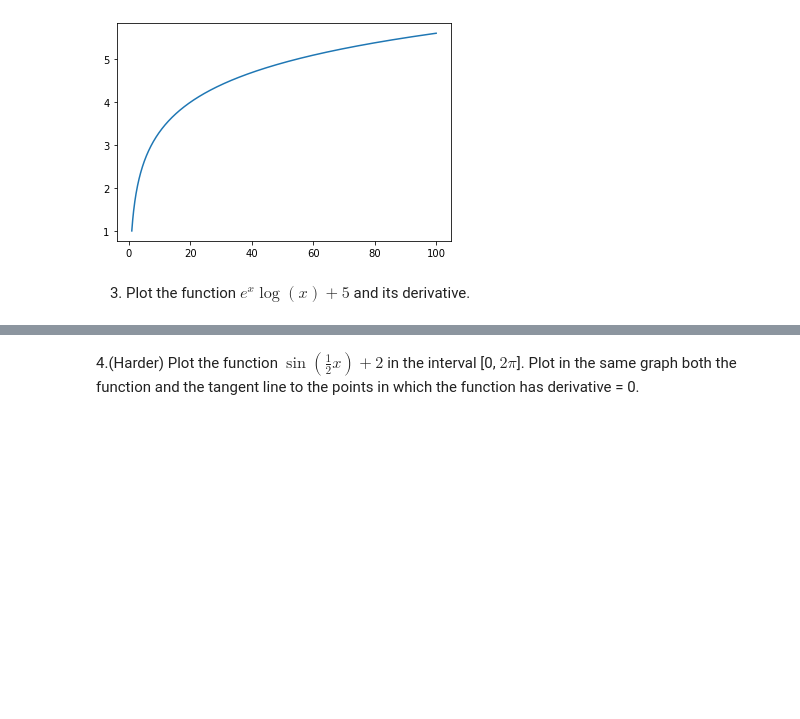
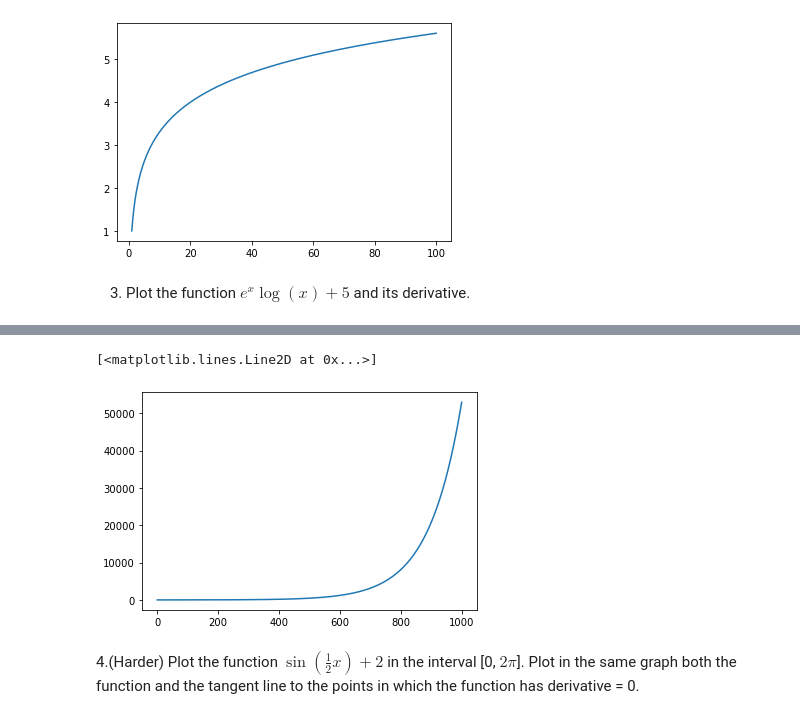
Before and after one commit to BusayoAfolabi12/AI-JAN-2022-EXERCISES, a Jupyter notebook: 12. Calculus/Drawing Functions in Python.ipynb, the cells around one changed output, grey strips where cells are left out. Drawn from its saved outputs; the diff is of its cells as text; code cells hidden in the pictures; blank space fills up the shorter version.

```diff
--- a/12. Calculus/Drawing Functions in Python.ipynb
+++ b/12. Calculus/Drawing Functions in Python.ipynb
@@ -294,2 +302,8 @@ plt.plot(x, x_log_derivative)
+# %%
+e_exp_x_derivative = derivative(log, x, dx=1e-6)
+plt.plot(e_exp_x_derivative)
+# %% [output]
+[<matplotlib.lines.Line2D at 0x...>]
+[figure, added]
 # %% [markdown]
 4.(Harder) Plot the function $\sin(\frac{1}{2}x)+2$ in the interval \[0, $2\pi$\]. Plot in the same graph both the function and the tangent line to the points in which the function has derivative = 0.
```
Also changed, not shown: parts of 1 cell of this notebook.
